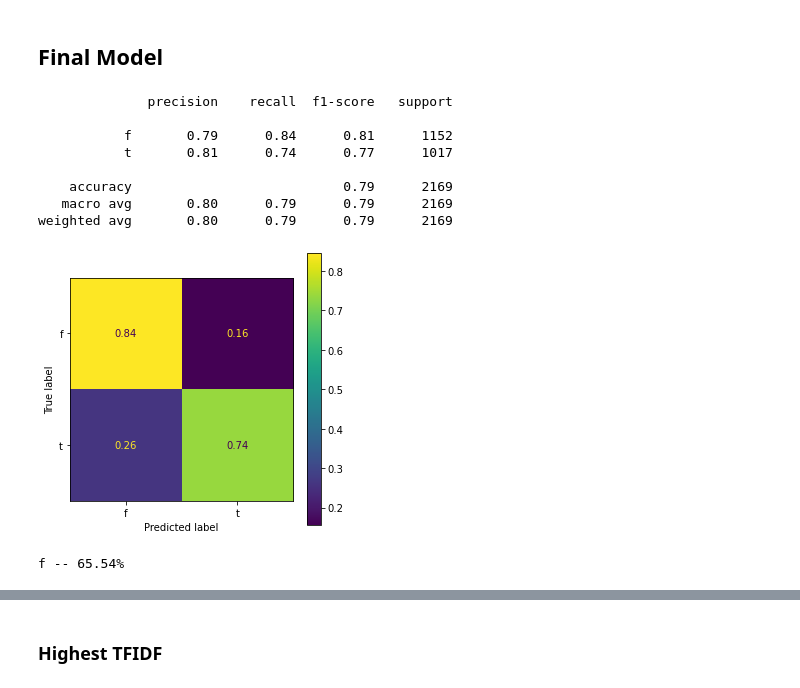
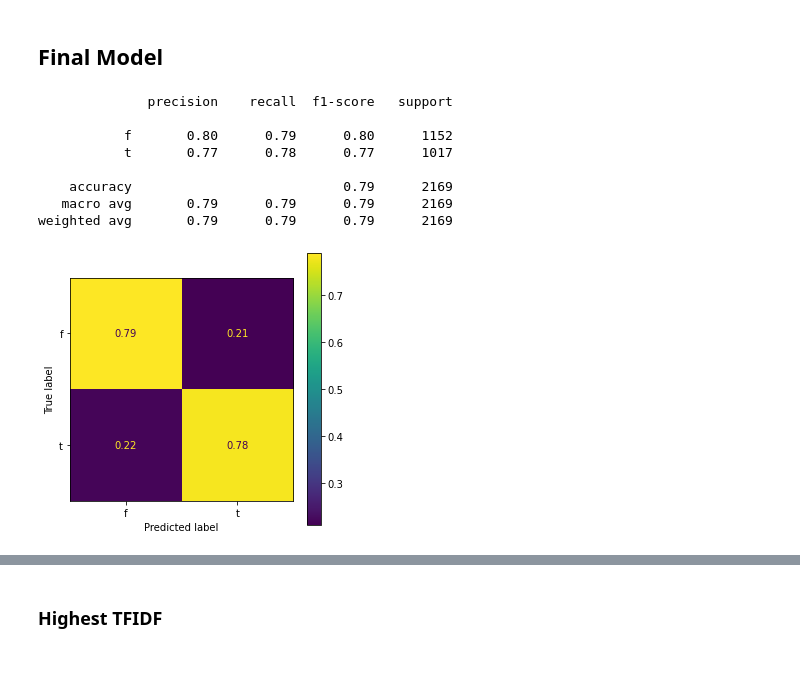
Before and after one commit to westonshuken/Automatic-Personality-Prediction, a Jupyter notebook: index.ipynb, the cells around one changed output, grey strips where cells are left out. Drawn from its saved outputs; the diff is of its cells as text; code cells hidden in the pictures.

Commit message:
updated app with tfidf, tested on reddit data

```diff
--- a/index.ipynb
+++ b/index.ipynb
@@ -672,3 +469,6 @@ bin_targets
+# %%
+bin_targets = ['i/e', 'n/s', 't/f', 'p/j']
+bin_targets
 # %%
 bin_cv = rm.run(cafe_clean, 'joined_tokens', bin_targets, baseline_models, models_table, tfidf=False, SEED=234)
 bin_cv
@@ -1045,35 +823,35 @@ plt.grid(False);
 cafe_clean = pd.read_csv('./data/cafe_clean.csv')
 cafe_clean.dropna(inplace=True)
 # %%
-final_model = Pipeline([('vec', TfidfVectorizer(ngram_range=(1,2))),
+final_model = Pipeline([('vec', TfidfVectorizer(ngram_range=(1,2), min_df=50)),
                 ('clf', SGDClassifier(class_weight={'f': .45, 't': .55}, random_state=SEED,  loss="modified_huber"))
             ])
 
 X = cafe_clean['joined_tokens']
 y = cafe_clean['t/f']
 
 X_train, X_test, y_train, y_test = train_test_split(X, y, random_state=SEED)
 
 final_model.fit(X_train, y_train)
 
 y_pred = final_model.predict(X_test)
 acc_score = accuracy_score(y_test, y_pred)
 
 print(classification_report(y_pred=y_pred, y_true=y_test, target_names=cafe_clean['t/f'].unique()))
 
 fig, ax = plt.subplots(figsize=(5,5))
 plt.rcParams.update({'font.size': 10})
 plt.rc('xtick', labelsize=10)
 plt.rc('ytick', labelsize=10)
 plot_confusion_matrix(final_model, X_test, y_test, ax=ax, normalize='true')
 plt.grid(False);
 # %% [output]
               precision    recall  f1-score   support
 
-           f       0.79      0.84      0.81      1152
-           t       0.81      0.74      0.77      1017
+           f       0.80      0.79      0.80      1152
+           t       0.77      0.78      0.77      1017
 
     accuracy                           0.79      2169
-   macro avg       0.80      0.79      0.79      2169
-weighted avg       0.80      0.79      0.79      2169
+   macro avg       0.79      0.79      0.79      2169
+weighted avg       0.79      0.79      0.79      2169
-[figure, old version]
+[figure, new version]
@@ -1086,8 +883,6 @@ Like I could say well sometimes you bore me. Seems like Im the minority so its \
 really nice when I meet someone my vibe as there arent many"
 
 print(final_model.predict([f_test_sample])[0], '--', f"{round(max(final_model.predict_proba([f_test_sample])[0])*100, 2)}%")
-# %% [output]
-f -- 65.54%
 # %%
 t_test_sample = "Nature provides exceptions to every rule. But this rule is applied to itself paradoxically. \
 (So there must be some rules without any exception :)"
```
Also changed, not shown: parts of 67 cells of this notebook, 6 other files.
